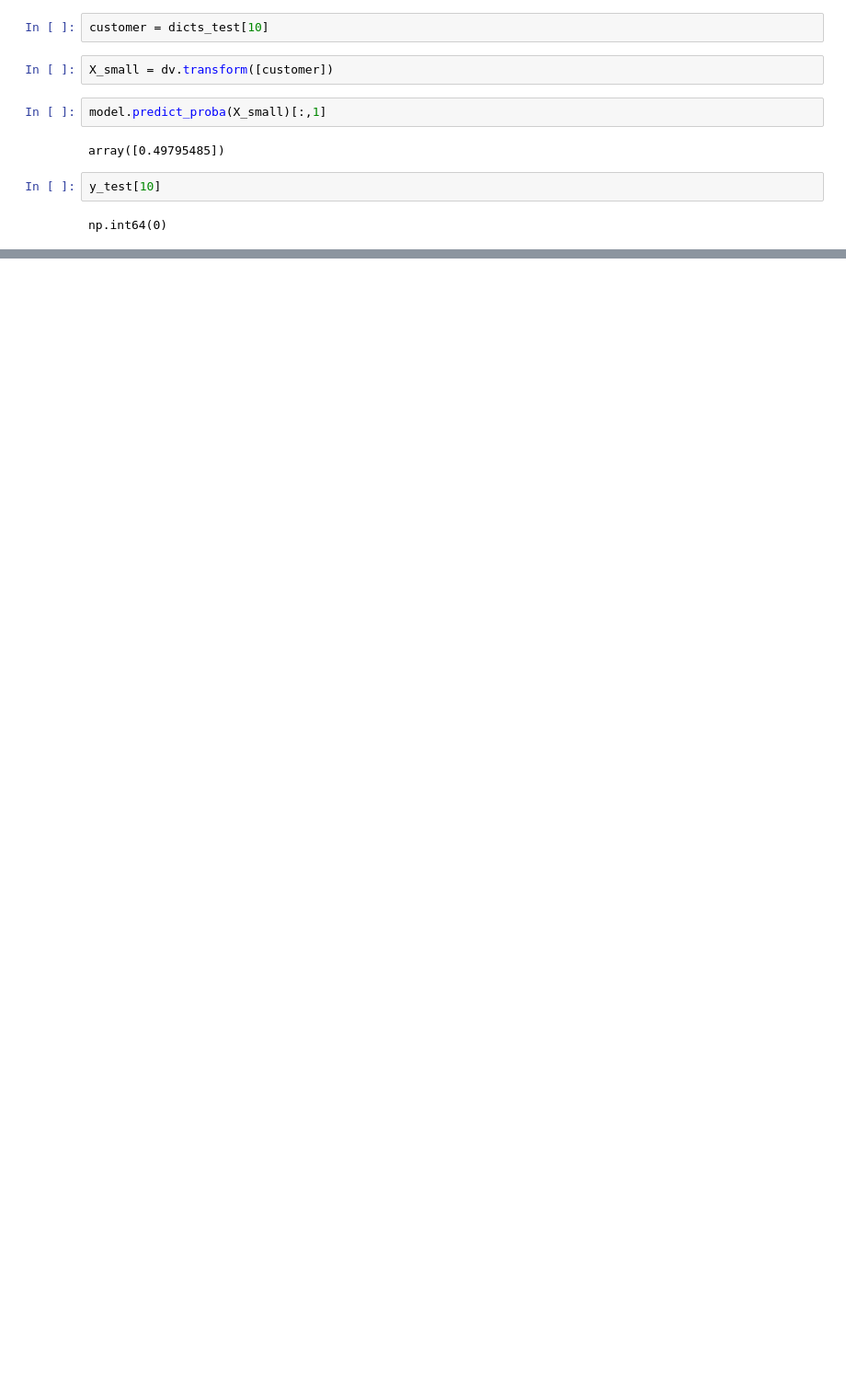
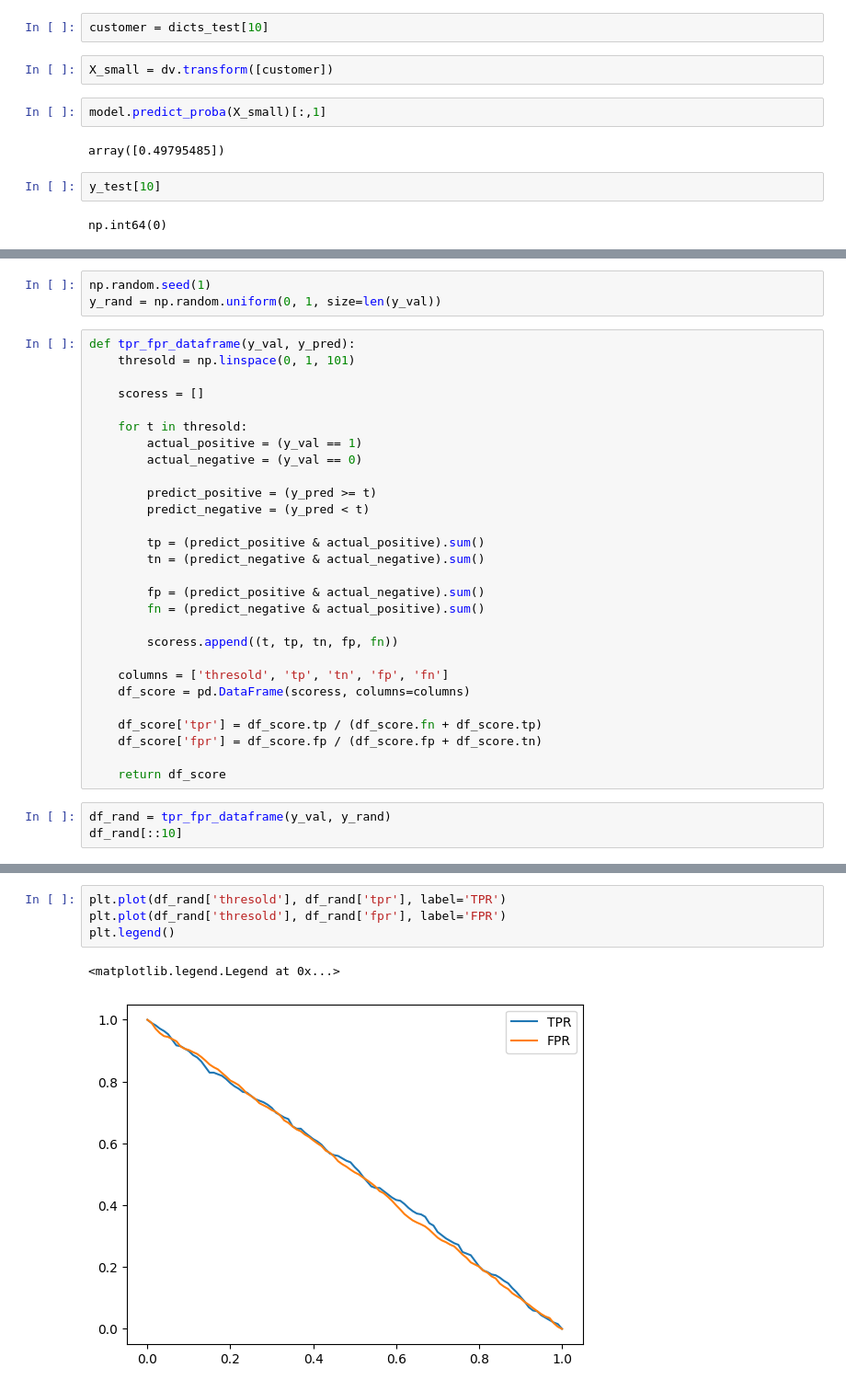
Before and after one commit to opadotun-taiwo/ml_projects, a Jupyter notebook: 03-churn-classification/Churn.ipynb, the cells around one changed output, grey strips where cells are left out. Shown: that part at 92% size. Cells and saved outputs as stored; diff of their text form; blank space fills up the shorter version.

```diff
--- a/03-churn-classification/Churn.ipynb
+++ b/03-churn-classification/Churn.ipynb
@@ -485,0 +683,34 @@ np.int64(0)
+# %%
+np.random.seed(1)
+y_rand = np.random.uniform(0, 1, size=len(y_val))
+# %%
+def tpr_fpr_dataframe(y_val, y_pred):
+    thresold = np.linspace(0, 1, 101)
+
+    scoress = []
+
+    for t in thresold:
+        actual_positive = (y_val == 1)
+        actual_negative = (y_val == 0)
+
+        predict_positive = (y_pred >= t)
+        predict_negative = (y_pred < t)
+
+        tp = (predict_positive & actual_positive).sum()
+        tn = (predict_negative & actual_negative).sum()
+
+        fp = (predict_positive & actual_negative).sum()
+        fn = (predict_negative & actual_positive).sum()
+
+        scoress.append((t, tp, tn, fp, fn))
+
+    columns = ['thresold', 'tp', 'tn', 'fp', 'fn']
+    df_score = pd.DataFrame(scoress, columns=columns)
+
+    df_score['tpr'] = df_score.tp / (df_score.fn + df_score.tp)
+    df_score['fpr'] = df_score.fp / (df_score.fp + df_score.tn)
+
+    return df_score
+# %%
+df_rand = tpr_fpr_dataframe(y_val, y_rand)
+df_rand[::10]
@@ -485,0 +730,7 @@ np.int64(0)
+# %%
+plt.plot(df_rand['thresold'], df_rand['tpr'], label='TPR')
+plt.plot(df_rand['thresold'], df_rand['fpr'], label='FPR')
+plt.legend()
+# %% [output]
+<matplotlib.legend.Legend at 0x...>
+[figure, added]
```
Also changed, not shown: parts of 43 cells of this notebook, 3 other files.
